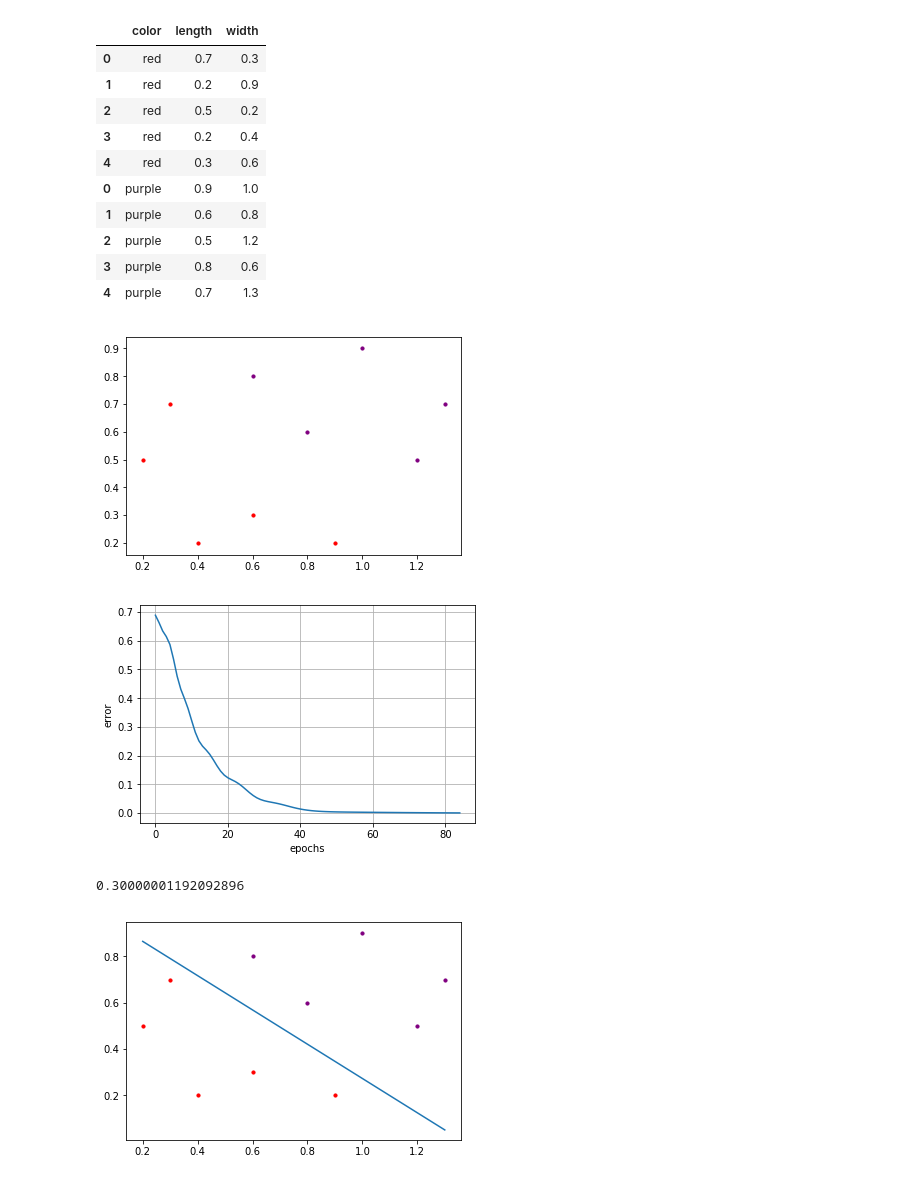
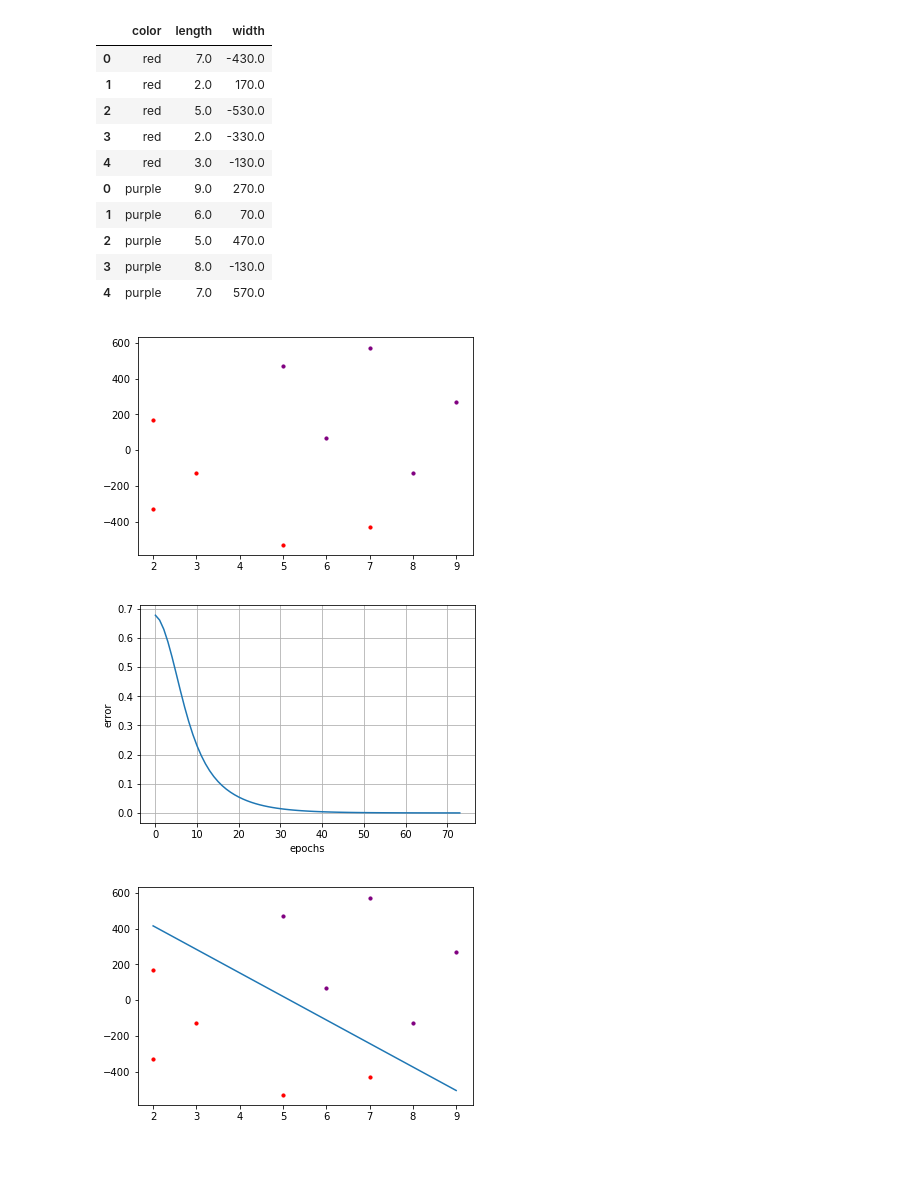
Before and after one commit to Sladge17/logistic_regression, a Jupyter notebook: simple.ipynb, the cells around one changed output. Cells and saved outputs as stored; diff of their text form; code cells hidden in the pictures.

```diff
--- a/simple.ipynb
+++ b/simple.ipynb
@@ -10,36 +10,47 @@ df_purple = pd.DataFrame({'width':[1.0, 0.8, 1.2, 0.6, 1.3],
                         'length':[0.9, 0.6, 0.5, 0.8, 0.7],
                         'color':['purple'] * 5})
 df = pd.concat((df_red, df_purple))
+# %%
+df['width'] = df['width'] * 1000
+df['width'] = df['width'] - df['width'].mean()
+df['length'] = df['length'] * 10
+# df['length'] = df['length'] - df['length'].mean()
 # %%
 df
 # %% [output]
 |  | color | length | width |
-| 0 | red | 0.7 | 0.3 |
-| 1 | red | 0.2 | 0.9 |
-| 2 | red | 0.5 | 0.2 |
-| 3 | red | 0.2 | 0.4 |
-| 4 | red | 0.3 | 0.6 |
-| 0 | purple | 0.9 | 1.0 |
-| 1 | purple | 0.6 | 0.8 |
-| 2 | purple | 0.5 | 1.2 |
-| 3 | purple | 0.8 | 0.6 |
-| 4 | purple | 0.7 | 1.3 |
+| 0 | red | 7.0 | -430.0 |
+| 1 | red | 2.0 | 170.0 |
+| 2 | red | 5.0 | -530.0 |
+| 3 | red | 2.0 | -330.0 |
+| 4 | red | 3.0 | -130.0 |
+| 0 | purple | 9.0 | 270.0 |
+| 1 | purple | 6.0 | 70.0 |
+| 2 | purple | 5.0 | 470.0 |
+| 3 | purple | 8.0 | -130.0 |
+| 4 | purple | 7.0 | 570.0 |
 # %%
-plt.scatter(df[df['color'] == 'red']['width'],
-            df[df['color'] == 'red']['length'],
+plt.scatter(df[df['color'] == 'red']['length'],
+            df[df['color'] == 'red']['width'],
             color='red', s=10)
-plt.scatter(df[df['color'] == 'purple']['width'],
-            df[df['color'] == 'purple']['length'],
+plt.scatter(df[df['color'] == 'purple']['length'],
+            df[df['color'] == 'purple']['width'],
             color='purple', s=10)
 plt.show()
 # %% [output]
-[figure, old version]
+[figure, new version]
 # %%
+def normalization(target, val_min, val_max):
+    return (target - val_min) / (val_max - val_min)
+
 color = df['color'].unique()
-# y = df.values[:, 0]
 y =  np.array(list(map(lambda x: 0 if x == 'red' else 1,
                         df.values[:, 0])))
 x = df.values[:, 1:].astype(np.float32)
+x_minmax0 = np.array([x[:, 0].min(), x[:, 0].max()])
+x_minmax1 = np.array([x[:, 1].min(), x[:, 1].max()])
+x[:, 0] = normalization(x[:, 0], *x_minmax0)
+x[:, 1] = normalization(x[:, 1], *x_minmax1)
 bias = np.ones((df.shape[0], 1))
 x = np.concatenate((x, bias), 1)
 # %%
@@ -68,17 +73,14 @@ delta = np.zeros(weight.size, np.float32)
 alpha = np.array([0.1] * weight.size, np.float32)
 
 epochs = 100
-error = np.zeros(epochs, np.float32)
+error = np.zeros(epochs, np.float64)
 for j in range(epochs):
     predict = sigmoid(x @ weight)
     error[j] = loss_log(y, predict)
-
     for i in range(x.shape[0]):
         predict = sigmoid(x[i] @ weight)
-        # delta = delta + (predict - y[i]) * x[i]
         delta += (predict - y[i]) * x[i]
-
-    weight = weight - (delta * alpha)
+    weight -= delta * alpha
 # %%
 
 plt.plot(range(epochs), error)
@@ -87,25 +89,23 @@ plt.ylabel('error')
 plt.grid()
 plt.show()
 # %% [output]
-[figure, old version]
+[figure, new version]
-# %%
-x[0].min()
-# %% [output]
-0.30000001192092896
 # %%
-plt.scatter(df[df['color'] == 'red']['width'],
-            df[df['color'] == 'red']['length'],
+plt.scatter(df[df['color'] == 'red']['length'],
+            df[df['color'] == 'red']['width'],
             color='red', s=10)
-plt.scatter(df[df['color'] == 'purple']['width'],
-            df[df['color'] == 'purple']['length'],
+plt.scatter(df[df['color'] == 'purple']['length'],
+            df[df['color'] == 'purple']['width'],
             color='purple', s=10)
 
-divider_x = np.array([x[:, 1].min(), x[:, 1].max()])
-# divider_x = np.array([df['width']])
-# # line_y = (-divider_x * weight[0] - weight[2]) / weight[1]
-divider_y = -(divider_x * weight[1] + weight[2]) / weight[0]
-# # divider_y
-plt.plot(divider_x, divider_y)
+divider_x0 = np.array([df['length'].min(), df['length'].max()])
+divider_x0 = normalization(divider_x0, *x_minmax0)
+divider_x1 = -(divider_x0 * weight[0] + weight[2]) / weight[1]
+divider_x1 = divider_x1 * (x_minmax1[1] - x_minmax1[0]) + x_minmax1[0]
+
+
+divider_x0 = np.array([df['length'].min(), df['length'].max()])
+plt.plot(divider_x0, divider_x1)
 plt.show()
 # %% [output]
-[figure, old version]
+[figure, new version]
```
Also changed, not shown: parts of 8 cells of this notebook, 5 other files.
